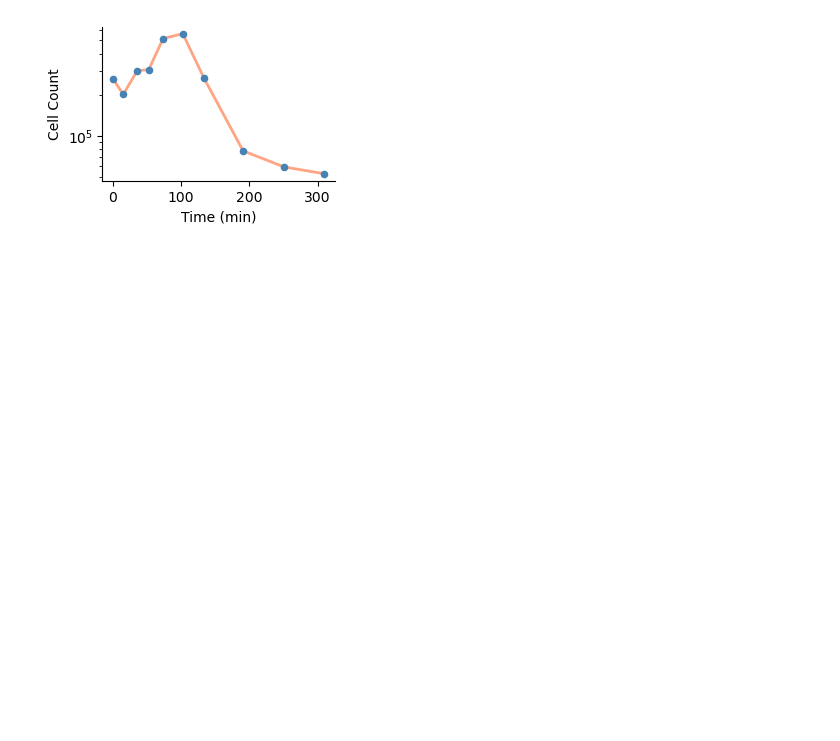
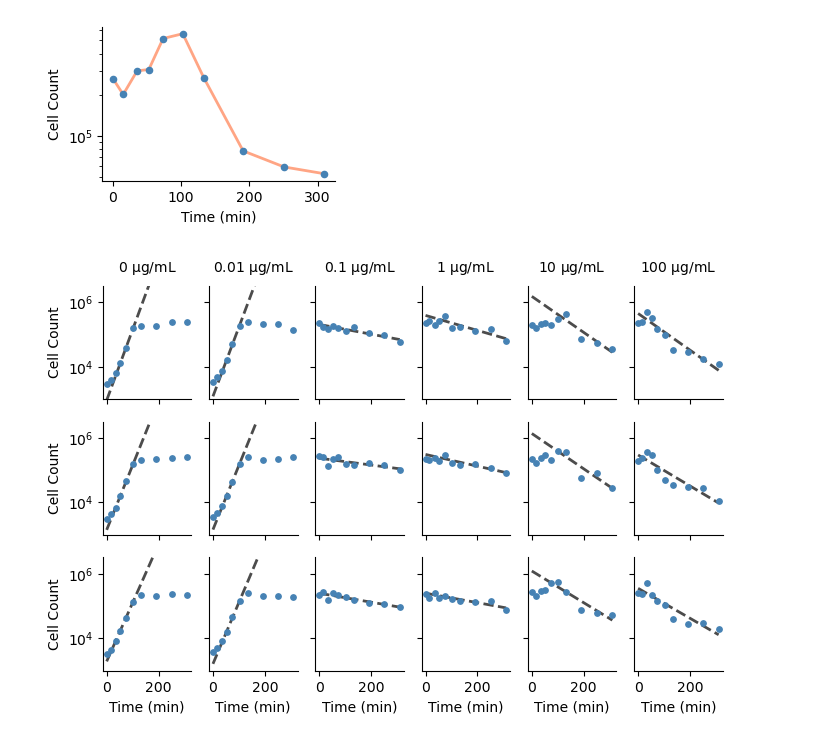
Before and after one commit to eshanking/time-kill-protocol, a Jupyter notebook: data/experiment_code/time_kill_11092023.ipynb, the cells around one changed output. Saved outputs shown, nothing was run; the diff lists cells and outputs as text; code cells hidden in the pictures; blank space fills up the shorter version.

```diff
--- a/data/experiment_code/time_kill_11092023.ipynb
+++ b/data/experiment_code/time_kill_11092023.ipynb
@@ -391,3 +402,80 @@ ax.spines['top'].set_visible(False)
 fig.savefig('../../figures/time_kill_11092023_example.png',bbox_inches='tight',dpi=300)
 # %% [output]
 [figure]
+# %%
+# options = {'window':2,'step':1,'exclude':3,'thresh':0.25}
+options = {'window':2,'step':1,'exclude':3,'thresh':0.5}
+
+thresh_list = [0.6,0.5,0.25,0.25,0.4,0.4]
+
+n_replicates = 3
+n_conditions = len(cell_count_mean.keys())
+
+fig,ax_list = plt.subplots(nrows=n_replicates,ncols=n_conditions,figsize=(8,5),sharex=True,sharey=True)
+
+time_fit = np.linspace(0,np.max(time),100)
+
+gr_dict = {}
+
+conc_list = []
+
+row_indx = 0
+for key in cell_count_mean.keys():
+
+    slope_est = []
+    options['thresh'] = thresh_list[row_indx]
+    for i in range(n_replicates):
+        cell_count_t = cell_count_raw[key][i]
+        if cell_count_t[-1] > cell_count_t[0]:
+            fit = est_linear_slope(cell_count_t,time=time,debug=True,return_fit=True,**options)
+
+        else:
+            max_indx = np.argmax(cell_count_t)
+            ydata_fit = cell_count_t[max_indx:]
+            xdata_fit = time[max_indx:]
+            res = stats.linregress(xdata_fit,np.log(ydata_fit))
+            fit = (res[0],res[1])
+
+        ax = ax_list[i,row_indx]
+        ax.scatter(time,cell_count_t,color='steelblue',alpha=1,s=15)
+
+        if type(fit) == tuple:
+            fit_t = time*fit[0] + fit[1]
+            fit_t = np.e**fit_t
+            ax.plot(time,fit_t,'--',color='black',alpha=0.7,linewidth=2,zorder=-1)
+
+        slope_est.append(fit[0])
+
+    ax.set_yscale('log')
+
+    dict_t = {'avg':np.mean(slope_est),'err':np.std(slope_est)/np.sqrt(len(slope_est))}
+    gr_dict[key] = dict_t
+    conc_list.append(key)
+
+    row_indx += 1
+
+for ax in ax_list.flatten():
+    ax.spines['right'].set_visible(False)
+    ax.spines['top'].set_visible(False)
+    ax.set_yscale('log')
+    ax.set_ylim(10**3,10**6.5)
+
+# for ax in ax_list[:,0:2].flatten():
+#     ax.set_ylim(10**3,10**6)
+
+# for ax in ax_list[:,2:].flatten():
+#     ax.set_ylim(10**4,10**6)
+
+
+for ax in ax_list[:,0]:
+    ax.set_ylabel('Cell Count')
+
+for ax in ax_list[-1,:]:
+    ax.set_xlabel('Time (min)')
+
+for i,ax in enumerate(ax_list[0,:]):
+    ax.set_title(str(conc_list[i]) + ' $\mathrm{\mu}$g/mL',fontsize=10,pad=10)
+
+# fig.savefig('../../figures/raw_data_with_fit.pdf',bbox_inches='tight')
+# %% [output]
+[figure, added]
```
Also changed, not shown: parts of 6 cells of this notebook, 19 other files.
